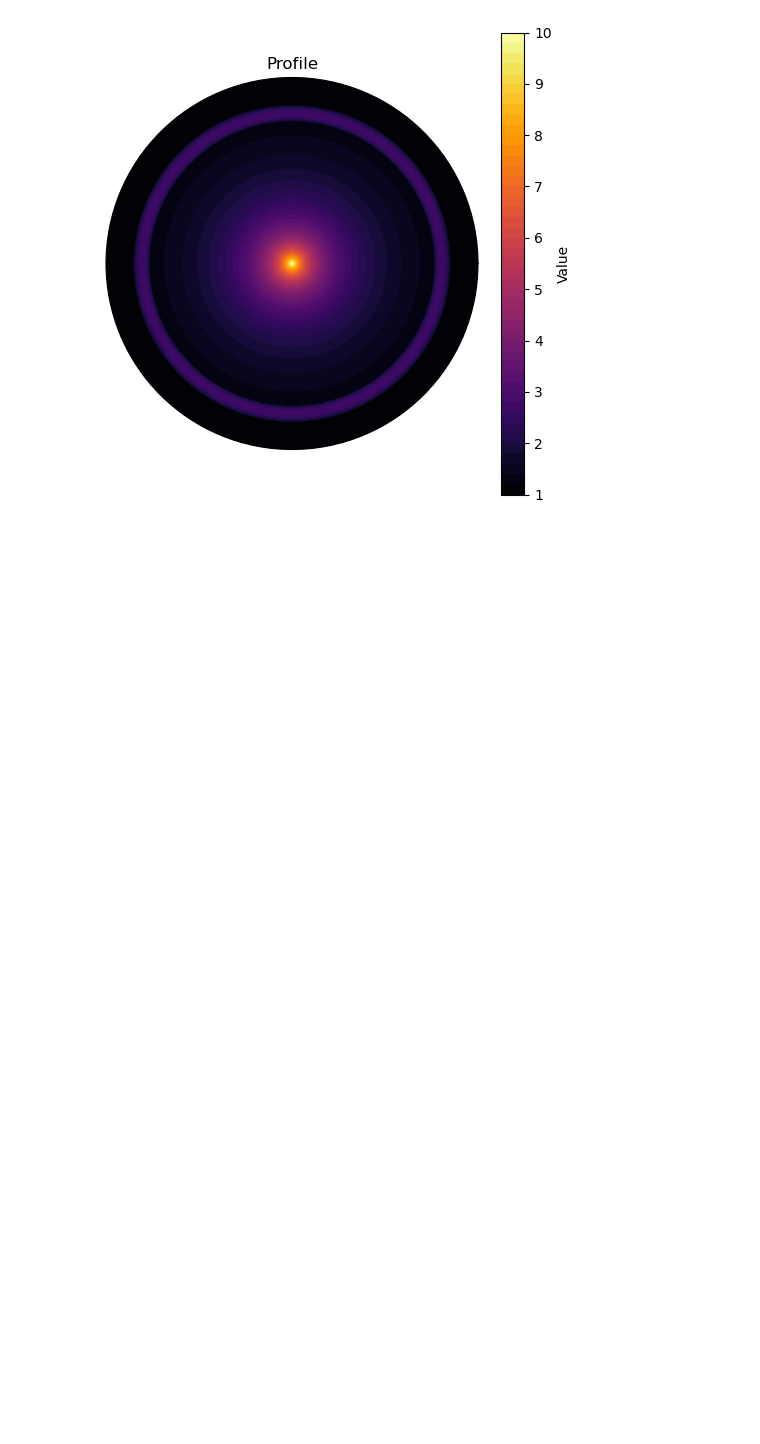
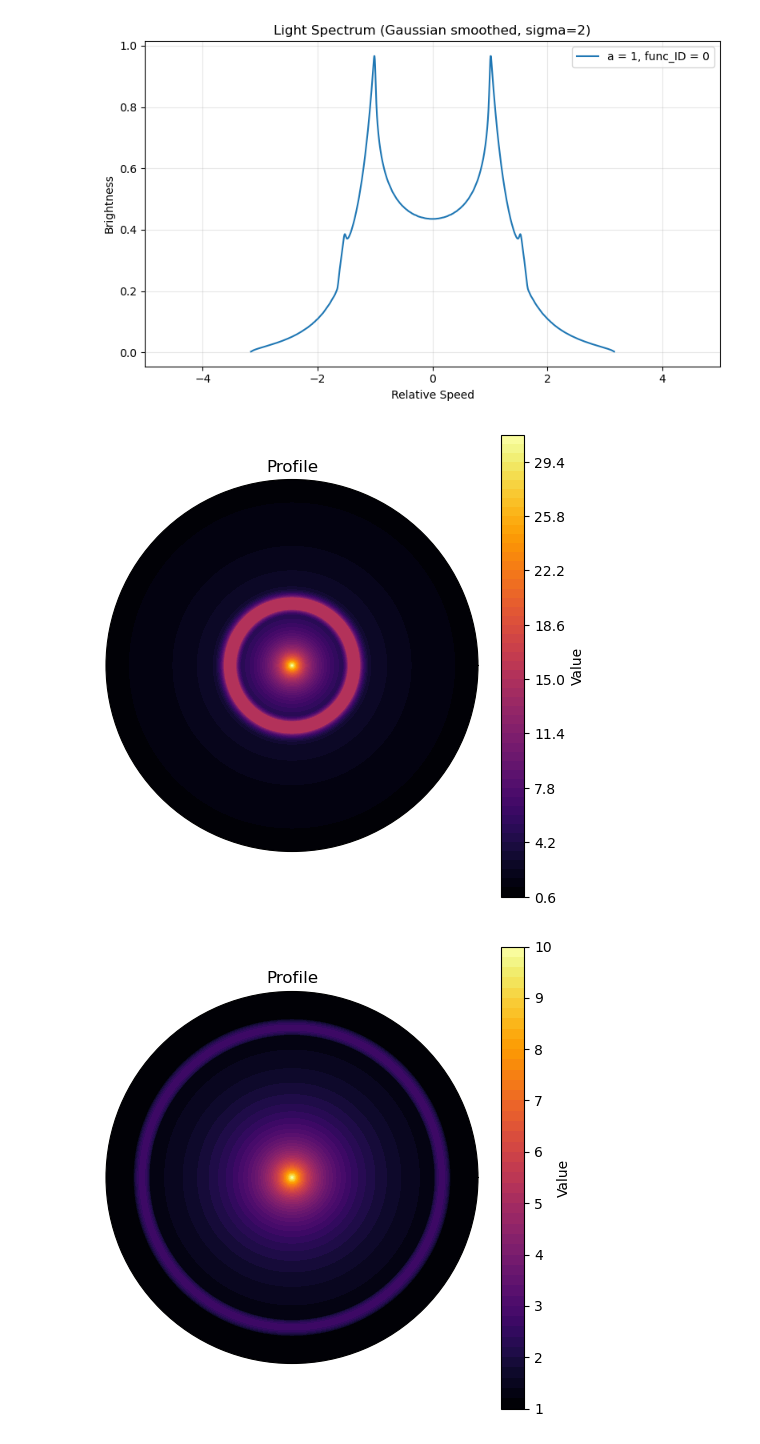
Before and after one commit to o-thorp7/ssp_code_2025, a Jupyter notebook: oli/neater_rob_code.ipynb, the cells around one changed output. Saved outputs shown, nothing was run; the diff lists cells and outputs as text; code cells hidden in the pictures; blank space fills up the shorter version.

```diff
--- a/oli/neater_rob_code.ipynb
+++ b/oli/neater_rob_code.ipynb
@@ -349,0 +401,21 @@ plot_spectrum_list(title=title, plot_smak=plot_smak, sigma=sigma)
+# %%
+def inv_power_1_ring(
+    r: np.ndarray[np.float64],
+    theta: np.ndarray[np.float64],
+    a: float = 1.5,
+    othher_intens_params: list[float] = [
+        0.9,            # ring_max
+        0.3,            # ring_r
+        0.1,            # ring_width
+        1.5             # beta
+    ]
+) -> np.ndarray[np.float64]:
+    (
+        ring_max,
+        ring_r,
+        ring_width,
+        beta
+    ) = tuple(othher_intens_params)
+
+    base = r**(-a)
+    return add_ring(base, ring_max, r, ring_r, ring_width, beta)
@@ -350 +508,27 @@ plot_spectrum_list(title=title, plot_smak=plot_smak, sigma=sigma)
+# %%
+ring_params = [
+    0.5,            # ring_max
+    0.4,            # ring_r
+    0.05,           # ring_width
+    1.5             # beta
+]
+r_vals, theta_vals, intens_vals, vel_vals, area_intens = get_grids(
+    inv_power_1_ring, radial_spacing="linear",
+    other_intens_params= ring_params
+)
+
+
+fname = plot_spectrum_list(
+    a_vals=1, intens_funcs=inv_power_1_ring,
+    other_intens_params=ring_params, sigma=2,
+    save_info=True
+)
+
+plot_polar_profile(
+    r_vals, theta_vals, intens_vals,
+    save_info=True, fname = fname
+)
+# %% [output]
+[figure, added]
+[figure, added]
 # %%
```
Also changed, not shown: parts of 16 cells of this notebook, 18 other files.
